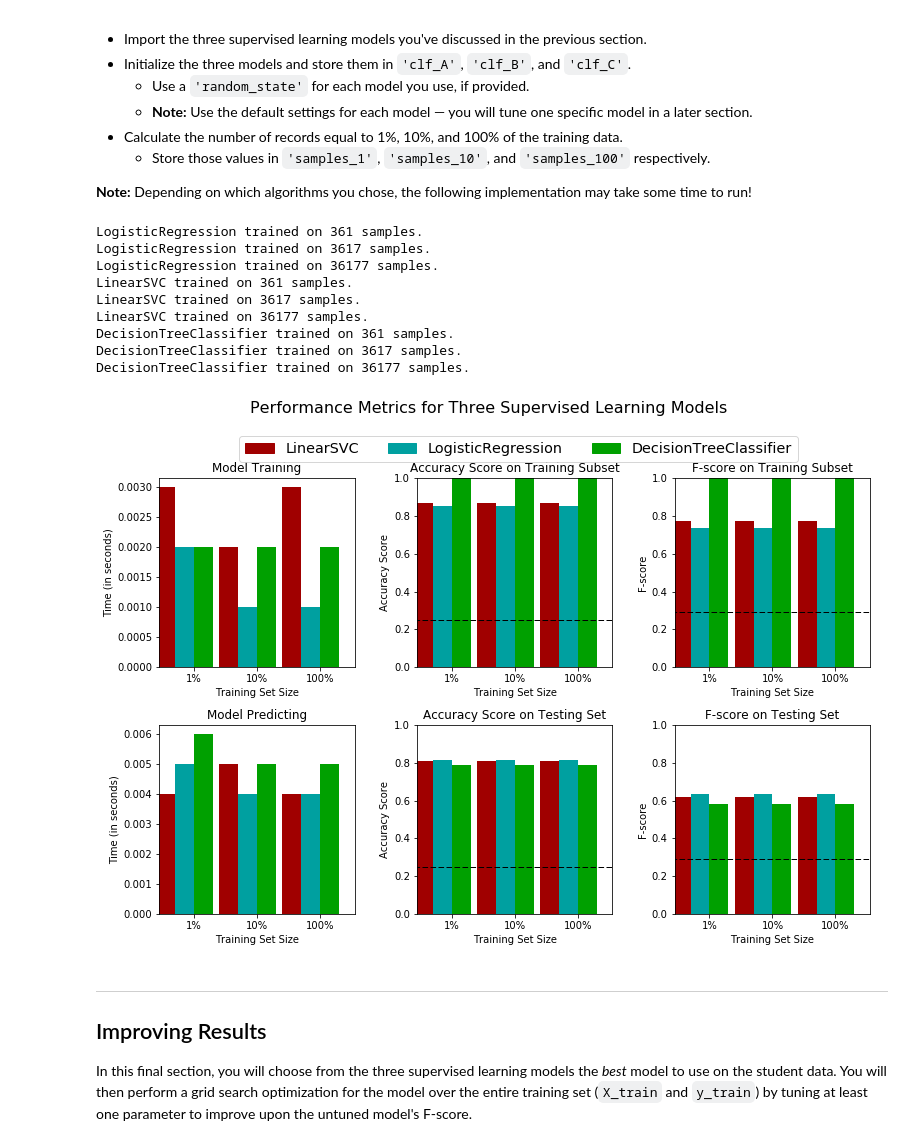
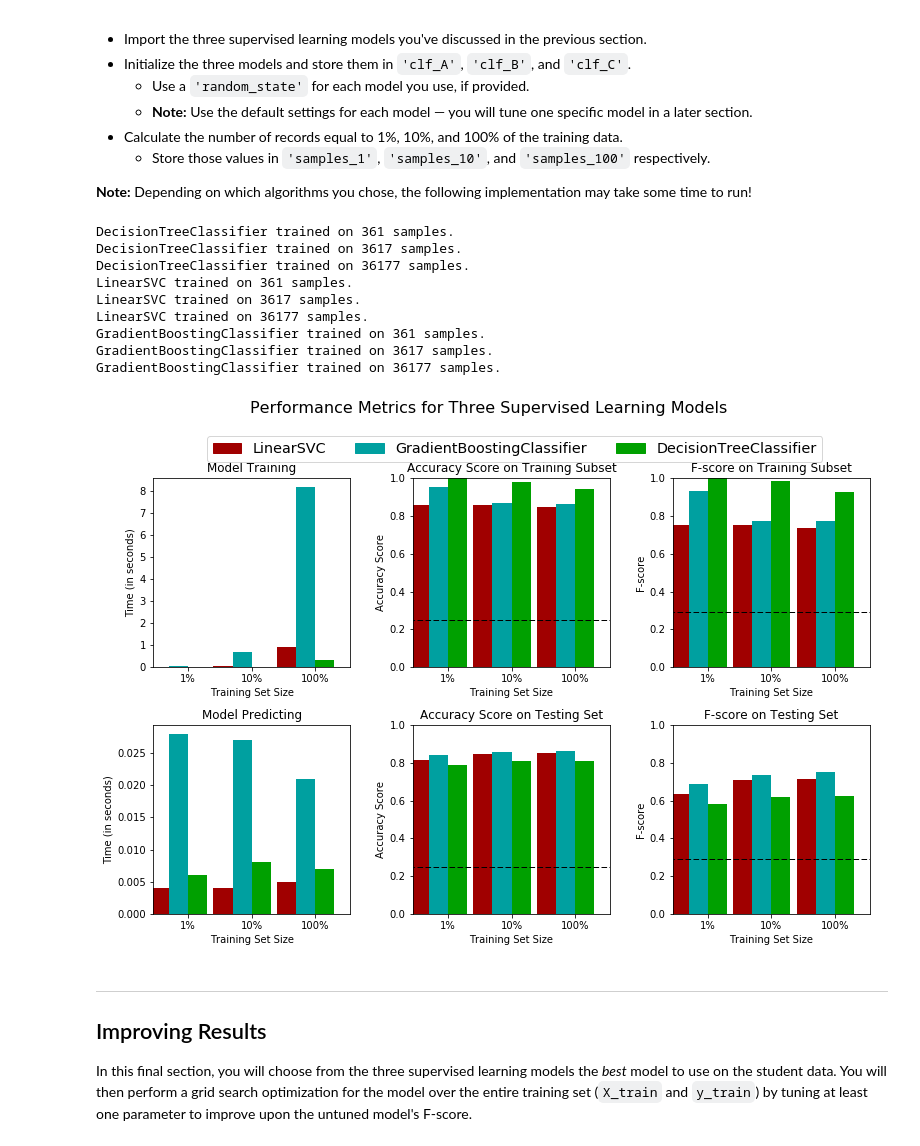
Before and after one commit to arolswap/MachineLearning, a Jupyter notebook: finding_donors/finding_donors.ipynb, the cells around one changed output. Cells and saved outputs as stored; diff of their text form; code cells hidden in the pictures.

```diff
--- a/finding_donors/finding_donors.ipynb
+++ b/finding_donors/finding_donors.ipynb
@@ -298,7 +298,7 @@ def train_predict(learner, sample_size, X_train, y_train, X_test, y_test):
 
     # TODO: Fit the learner to the training data using slicing with 'sample_size'
     start = time() # Get start time
-    learner =  learner.fit(X_train[:300], y_train[:300])
+    learner =  learner.fit(X_train[:sample_size], y_train[:sample_size])
     end = time() # Get end time
 
     # TODO: Calculate the training time
@@ -348,42 +348,42 @@ from sklearn.svm          import LinearSVC, SVC
 from sklearn.tree         import DecisionTreeClassifier
 from sklearn.ensemble     import AdaBoostClassifier, GradientBoostingClassifier
 from sklearn.neighbors    import KNeighborsClassifier
 from sklearn.naive_bayes  import GaussianNB
 from sklearn.linear_model import LogisticRegression, SGDClassifier
 
 # TODO: Initialize the three models
-clf_A = LogisticRegression(random_state=101)
+clf_A = DecisionTreeClassifier(random_state=101)
 clf_B = LinearSVC(random_state=101)
-clf_C = DecisionTreeClassifier(random_state=101)
+clf_C = GradientBoostingClassifier(random_state=101)
 
 # TODO: Calculate the number of samples for 1%, 10%, and 100% of the training data
 n_train = len(y_train)
 samples_1 = int(n_train * 0.01)
 samples_10 = int(n_train * 0.1)
 samples_100 = n_train
 
 # Collect results on the learners
 results = {}
 for clf in [clf_A, clf_B, clf_C]:
     clf_name = clf.__class__.__name__
     results[clf_name] = {}
     for i, samples in enumerate([samples_1, samples_10, samples_100]):
         results[clf_name][i] = \
         train_predict(clf, samples, X_train, y_train, X_test, y_test)
 
 # Run metrics visualization for the three supervised learning models chosen
 vs.evaluate(results, accuracy, fscore)
 # %% [output]
-LogisticRegression trained on 361 samples.
-LogisticRegression trained on 3617 samples.
-LogisticRegression trained on 36177 samples.
+DecisionTreeClassifier trained on 361 samples.
+DecisionTreeClassifier trained on 3617 samples.
+DecisionTreeClassifier trained on 36177 samples.
 LinearSVC trained on 361 samples.
 LinearSVC trained on 3617 samples.
 LinearSVC trained on 36177 samples.
-DecisionTreeClassifier trained on 361 samples.
-DecisionTreeClassifier trained on 3617 samples.
-DecisionTreeClassifier trained on 36177 samples.
+GradientBoostingClassifier trained on 361 samples.
+GradientBoostingClassifier trained on 3617 samples.
+GradientBoostingClassifier trained on 36177 samples.
-[figure, old version]
+[figure, new version]
 # %% [markdown]
 ----
 ## Improving Results
```
Also changed, not shown: parts of 9 cells of this notebook, 1 other file.
